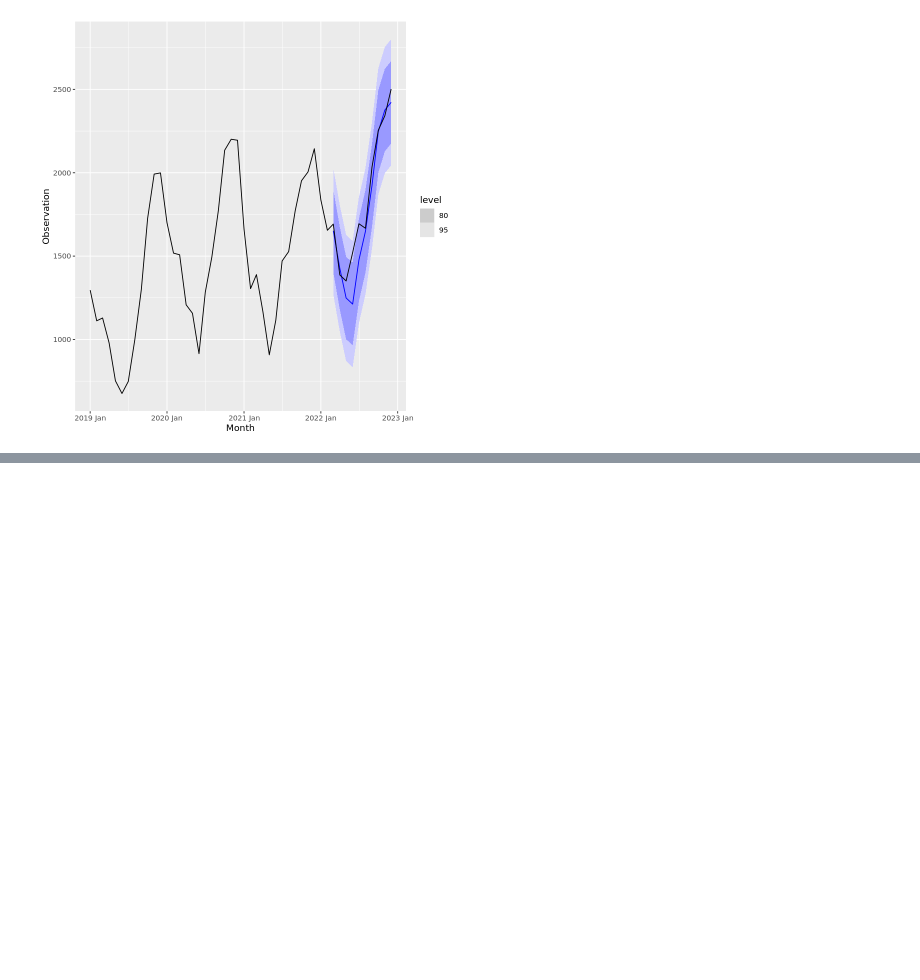
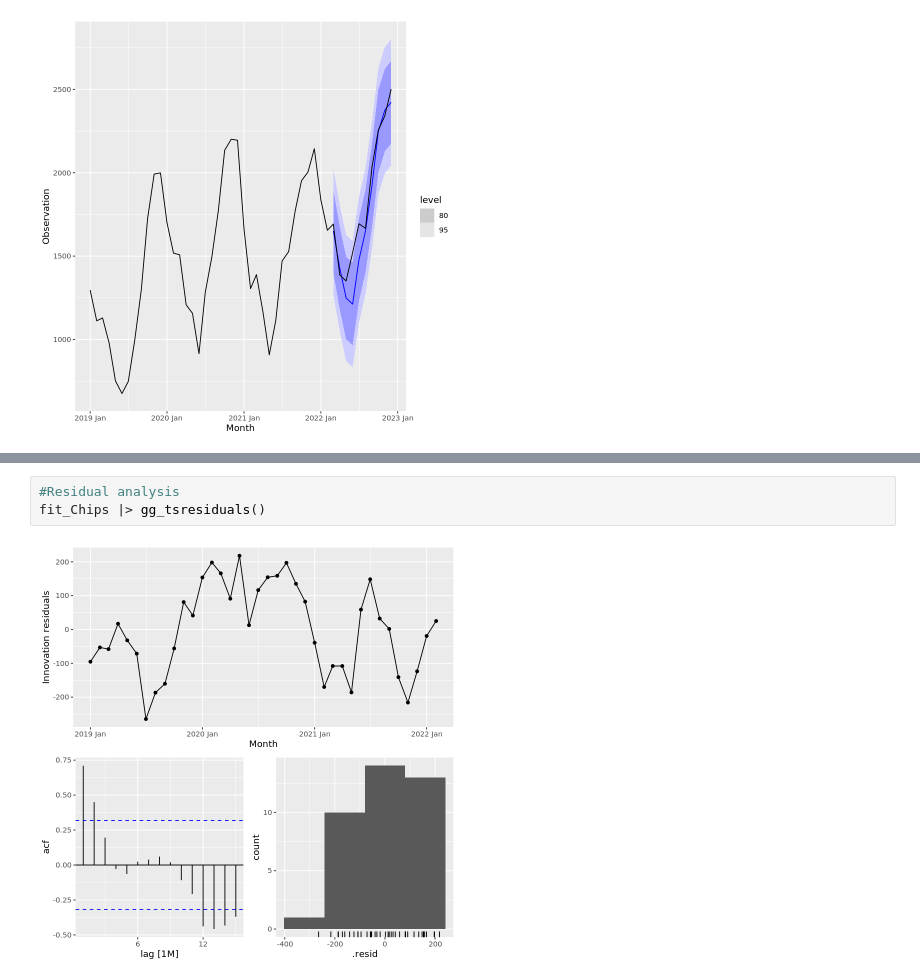
Before and after one commit to Ibrahim-Khayat/-IE499, a Jupyter notebook: index.ipynb, the cells around one changed output, grey strips where cells are left out. Cells and saved outputs as stored; diff of their text form; blank space fills up the shorter version.

```diff
--- a/index.ipynb
+++ b/index.ipynb
@@ -588,0 +613,5 @@ fc |> autoplot(Chips)
+# %%
+#Residual analysis
+fit_Chips |> gg_tsresiduals()
+# %% [output]
+[figure, added]
```
Also changed, not shown: parts of 8 cells of this notebook.
